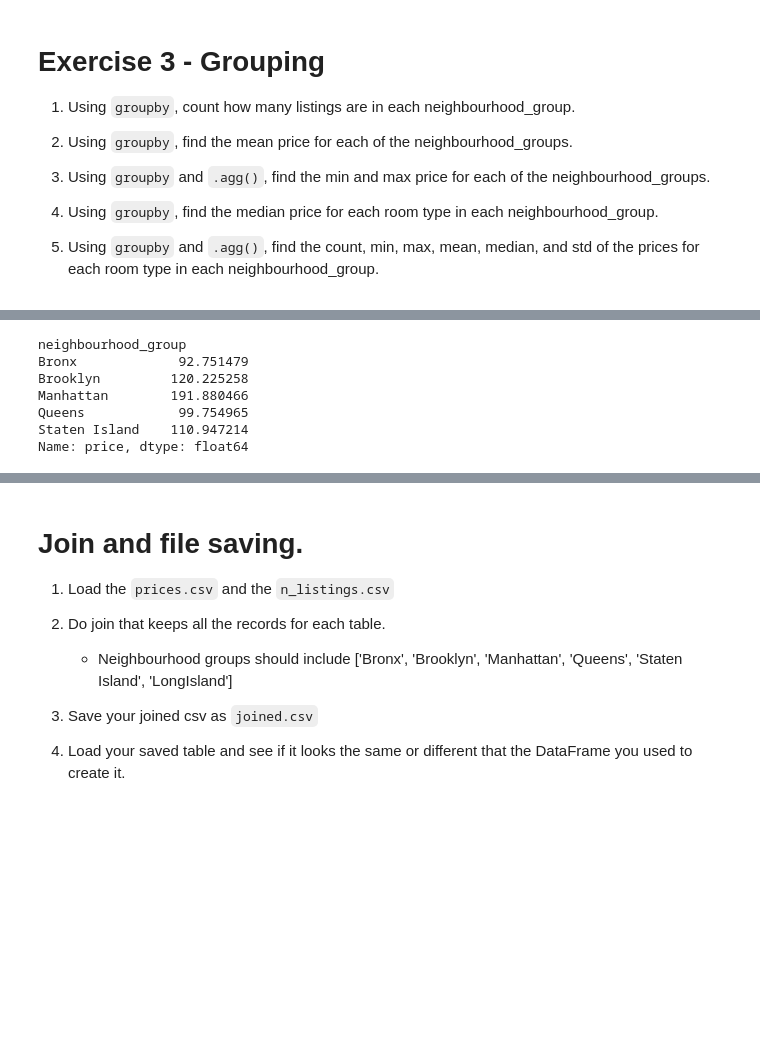
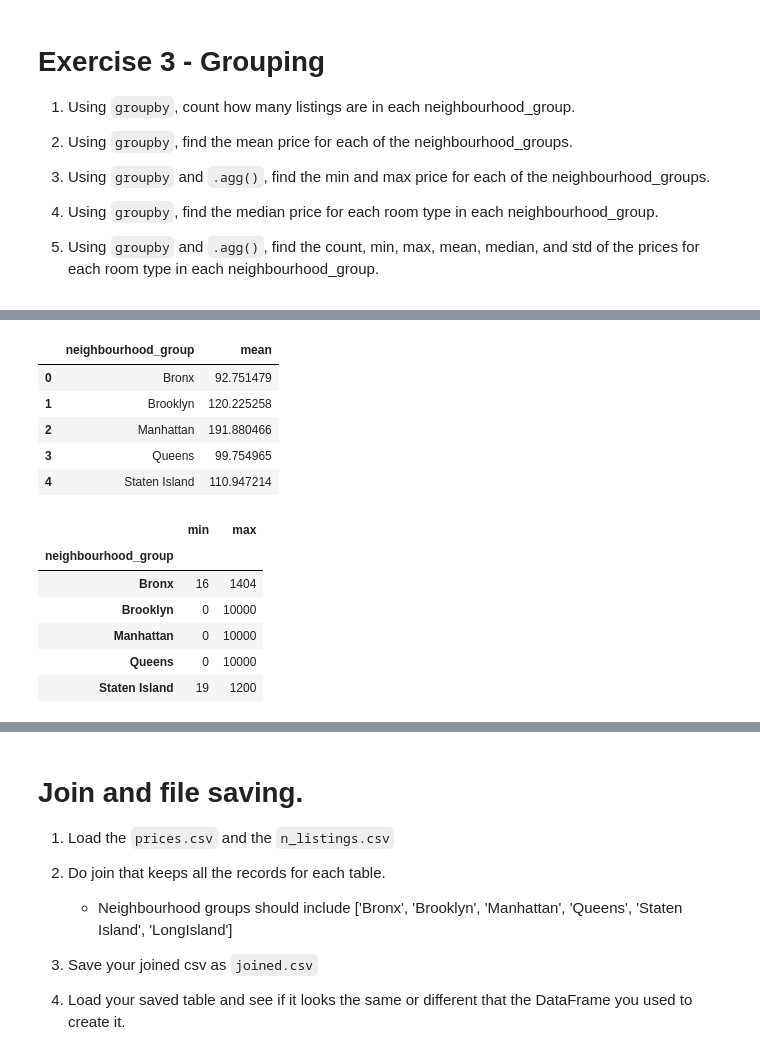
Before and after one commit to kareemIt/2021-spring-data-science, a Jupyter notebook: Week-1-Pandas/Exercise.ipynb, the cells around one changed output, grey strips where cells are left out. Drawn from its saved outputs; the diff is of its cells as text; code cells hidden in the pictures; blank space fills up the shorter version.

```diff
--- a/Week-1-Pandas/Exercise.ipynb
+++ b/Week-1-Pandas/Exercise.ipynb
@@ -125,11 +178,27 @@ df.groupby('neighbourhood_group').count()
+# %%
+# 2. Using `groupby`, find the mean price for each of the neighbourhood_groups.
+
+df.groupby('neighbourhood_group')['price'].mean().reset_index(name = 'mean')
+
+#Can also do it (from 2/19/2021 homework review):
+# df.groupby('neighbourhood_group')['price'].mean()
+# %% [output]
+|  | neighbourhood_group | mean |
+| 0 | Bronx | 92.751479 |
+| 1 | Brooklyn | 120.225258 |
+| 2 | Manhattan | 191.880466 |
+| 3 | Queens | 99.754965 |
+| 4 | Staten Island | 110.947214 |
 # %%
-# 2. Using `groupby`, find the mean price for each of the neighbourhood_groups.
-df.groupby('neighbourhood_group').price.mean()
+# 3. Using `groupby` and `.agg()`, find the min and max price for each of the neighbourhood_groups.
+
+
+df.groupby('neighbourhood_group')['price'].agg(['min','max'])
 # %% [output]
-neighbourhood_group
-Bronx             92.751479
-Brooklyn         120.225258
-Manhattan        191.880466
-Queens            99.754965
-Staten Island    110.947214
-Name: price, dtype: float64
+|  | min | max |
+| neighbourhood_group |  |  |
+| Bronx | 16 | 1404 |
+| Brooklyn | 0 | 10000 |
+| Manhattan | 0 | 10000 |
+| Queens | 0 | 10000 |
+| Staten Island | 19 | 1200 |
```
Also changed, not shown: parts of 24 cells of this notebook.
